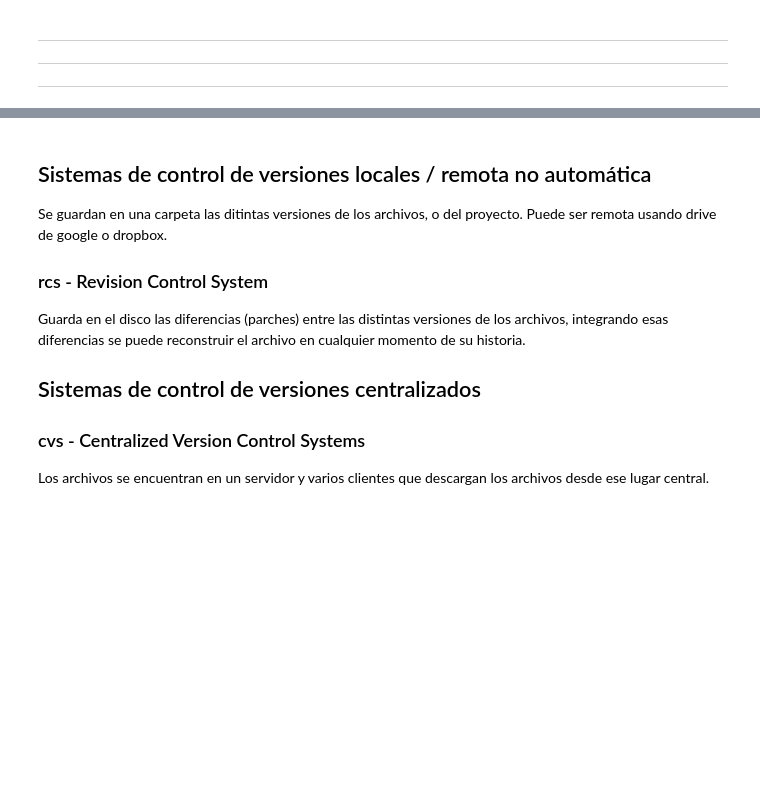
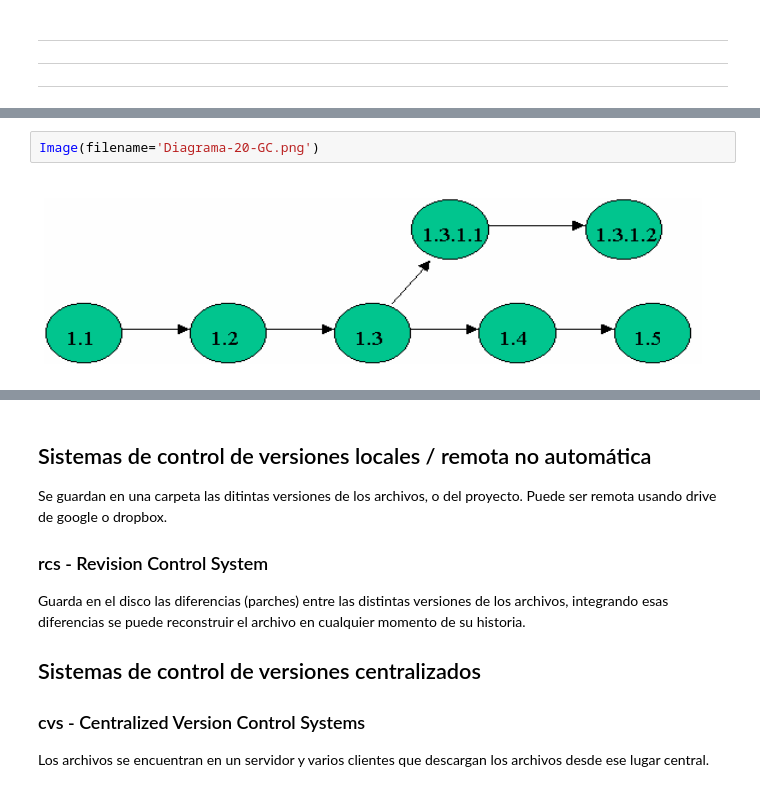
Before and after one commit to lmpizarro/apuntes-python-cientifico, a Jupyter notebook: cursoPython/oper-struct-test.ipynb, the cells around one changed output, grey strips where cells are left out. Drawn from its saved outputs; the diff is of its cells as text; blank space fills up the shorter version.

```diff
--- a/cursoPython/oper-struct-test.ipynb
+++ b/cursoPython/oper-struct-test.ipynb
@@ -623,0 +622,4 @@ Mantener registro de:
+# %%
+Image(filename='Diagrama-20-GC.png')
+# %% [output]
+[figure, added]
```
Also changed, not shown: parts of 4 cells of this notebook, 3 other files.
